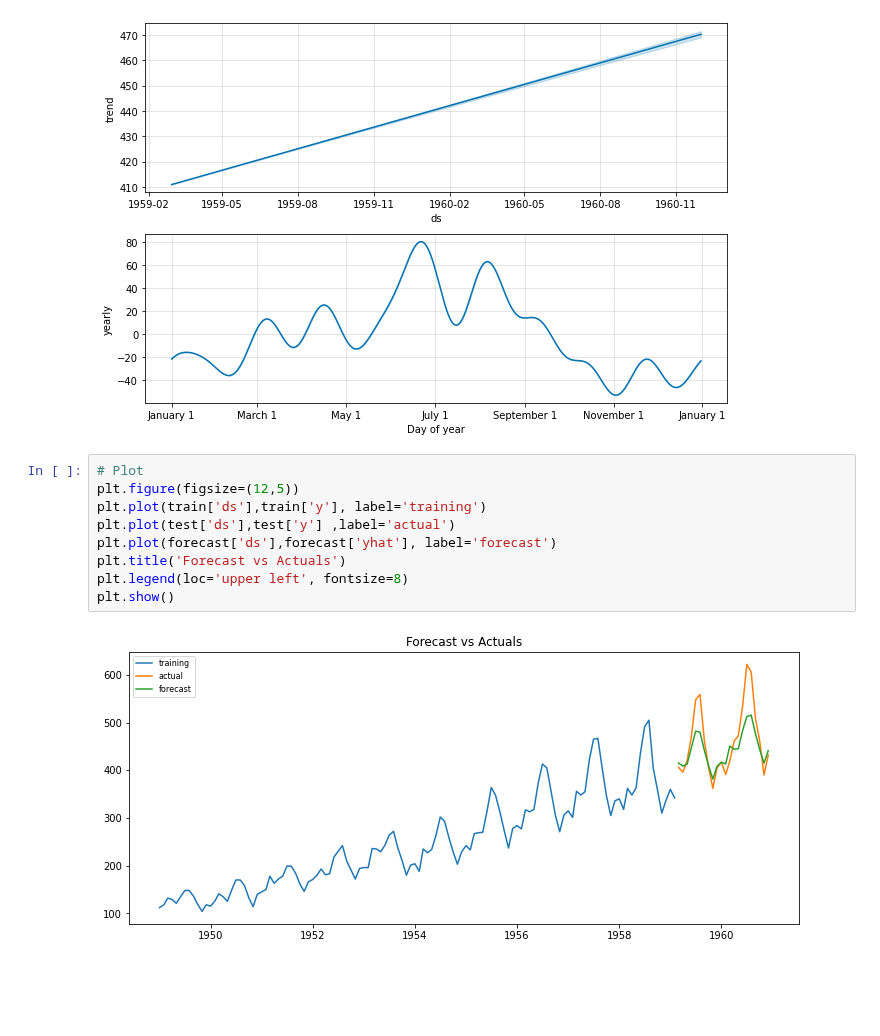
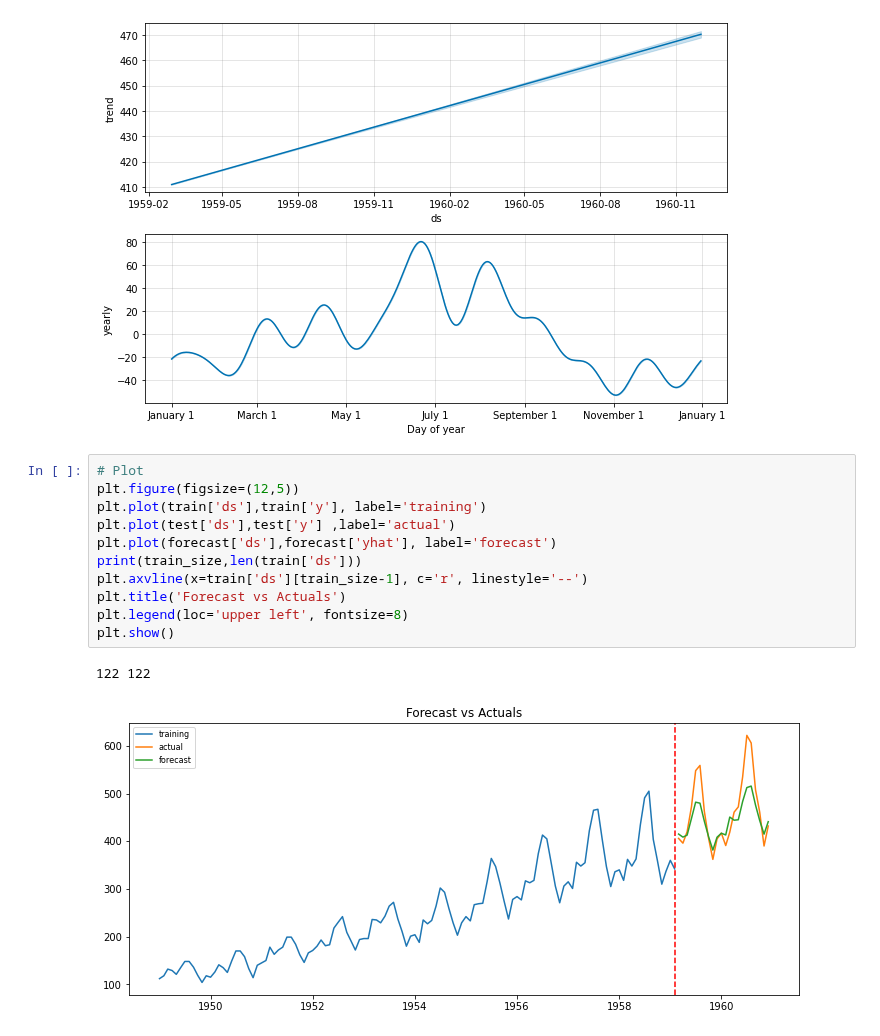
Before and after one commit to perfectstorm88/time-series-train, a Jupyter notebook: fpprophet.ipynb, the cells around one changed output. Drawn from its saved outputs; the diff is of its cells as text; blank space fills up the shorter version.

```diff
--- a/fpprophet.ipynb
+++ b/fpprophet.ipynb
@@ -84,14 +84,17 @@ fig2 = m.plot_components(forecast)
 # %%
 # Plot
 plt.figure(figsize=(12,5))
 plt.plot(train['ds'],train['y'], label='training')
 plt.plot(test['ds'],test['y'] ,label='actual')
 plt.plot(forecast['ds'],forecast['yhat'], label='forecast')
+print(train_size,len(train['ds']))
+plt.axvline(x=train['ds'][train_size-1], c='r', linestyle='--')
 plt.title('Forecast vs Actuals')
 plt.legend(loc='upper left', fontsize=8)
 plt.show()
 # %% [output]
+122 122
-[figure, old version]
+[figure, new version]
 # %%
 from sklearn.metrics import mean_squared_error
 mse = mean_squared_error(test['y'], forecast['yhat'])
```
Also changed, not shown: parts of 6 cells of this notebook, 1 other file.
